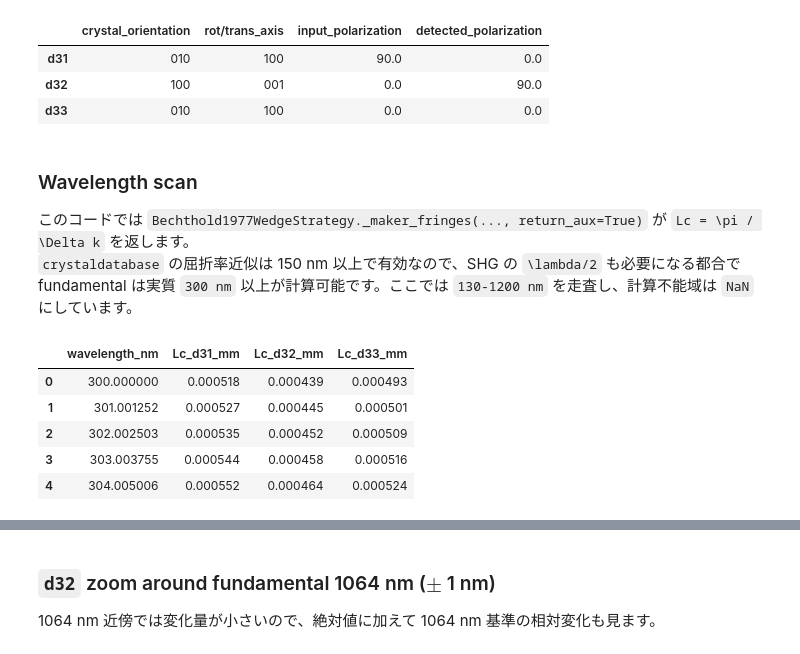
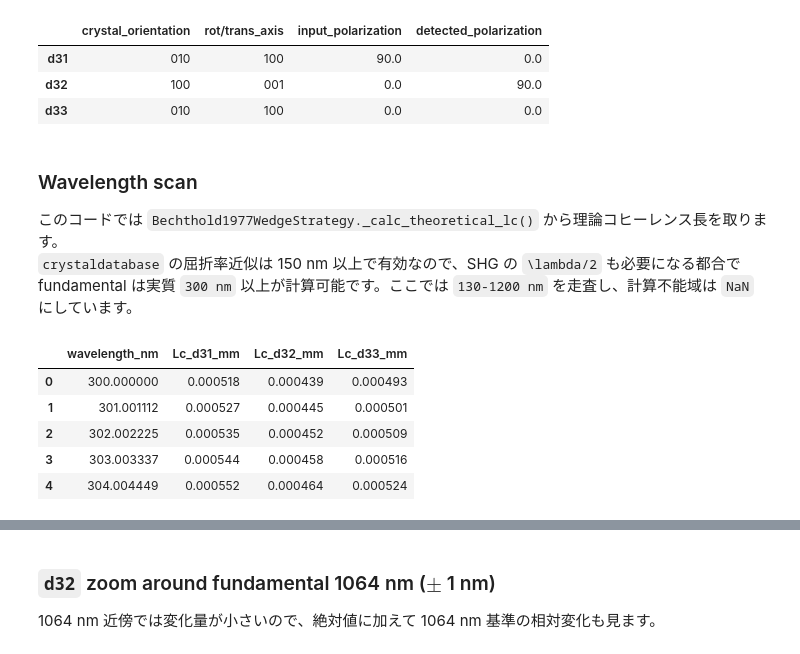
Before and after one commit to ui-kurodai/202510_NLO_measurement, a Jupyter notebook: test_codes/BMF_coherence_length_vs_wavelength.ipynb, the cells around one changed output, grey strips where cells are left out. Drawn from its saved outputs; the diff is of its cells as text; code cells hidden in the pictures.

```diff
--- a/test_codes/BMF_coherence_length_vs_wavelength.ipynb
+++ b/test_codes/BMF_coherence_length_vs_wavelength.ipynb
@@ -85,41 +85,41 @@ pd.DataFrame(meta_configs).T
 # %% [markdown]
 ### Wavelength scan
 
-このコードでは `Bechthold1977WedgeStrategy._maker_fringes(..., return_aux=True)` が `Lc = \pi / \Delta k` を返します。
+このコードでは `Bechthold1977WedgeStrategy._calc_theoretical_lc()` から理論コヒーレンス長を取ります。
 `crystaldatabase` の屈折率近似は 150 nm 以上で有効なので、SHG の `\lambda/2` も必要になる都合で fundamental は実質 `300 nm` 以上が計算可能です。ここでは `130-1200 nm` を走査し、計算不能域は `NaN` にしています。
 # %%
 def build_strategy(meta):
     analysis = SHGDataAnalysis(mock_input={"meta": meta, "data": mock_data})
     return Bechthold1977WedgeStrategy(analysis)
 
 
 def coherence_length_mm(strategy, meta, wavelength_nm):
     meta_local = copy.deepcopy(meta)
     meta_local["wavelength_nm"] = float(wavelength_nm)
     try:
-        _, aux = strategy._maker_fringes(override={"meta": meta_local}, return_aux=True)
-        return float(aux["Lc"])
+        theory = strategy._calc_theoretical_lc(meta=meta_local)
+        return float(theory["Lc_theory_mm"])
     except ValueError as exc:
         if "Wavelength out of approximation range" in str(exc):
             return np.nan
         raise
 
 
-wavelengths_nm = np.linspace(300.0, 1100.0, 800)
+wavelengths_nm = np.linspace(300.0, 1200.0, 900)
 strategies = {dij: build_strategy(meta) for dij, meta in meta_dict.items()}
 
 results_df = pd.DataFrame({"wavelength_nm": wavelengths_nm})
 for dij, strategy in strategies.items():
     results_df[f"Lc_{dij}_mm"] = [coherence_length_mm(strategy, meta_dict[dij], wl) for wl in wavelengths_nm]
 
 results_df.head()
 # %% [output]
 |  | wavelength_nm | Lc_d31_mm | Lc_d32_mm | Lc_d33_mm |
 | 0 | 300.000000 | 0.000518 | 0.000439 | 0.000493 |
-| 1 | 301.001252 | 0.000527 | 0.000445 | 0.000501 |
-| 2 | 302.002503 | 0.000535 | 0.000452 | 0.000509 |
-| 3 | 303.003755 | 0.000544 | 0.000458 | 0.000516 |
-| 4 | 304.005006 | 0.000552 | 0.000464 | 0.000524 |
+| 1 | 301.001112 | 0.000527 | 0.000445 | 0.000501 |
+| 2 | 302.002225 | 0.000535 | 0.000452 | 0.000509 |
+| 3 | 303.003337 | 0.000544 | 0.000458 | 0.000516 |
+| 4 | 304.004449 | 0.000552 | 0.000464 | 0.000524 |
 # %%
 ft = 20
 fig, ax = plt.subplots(figsize=(8, 7))
```
Also changed, not shown: parts of 2 cells of this notebook.
